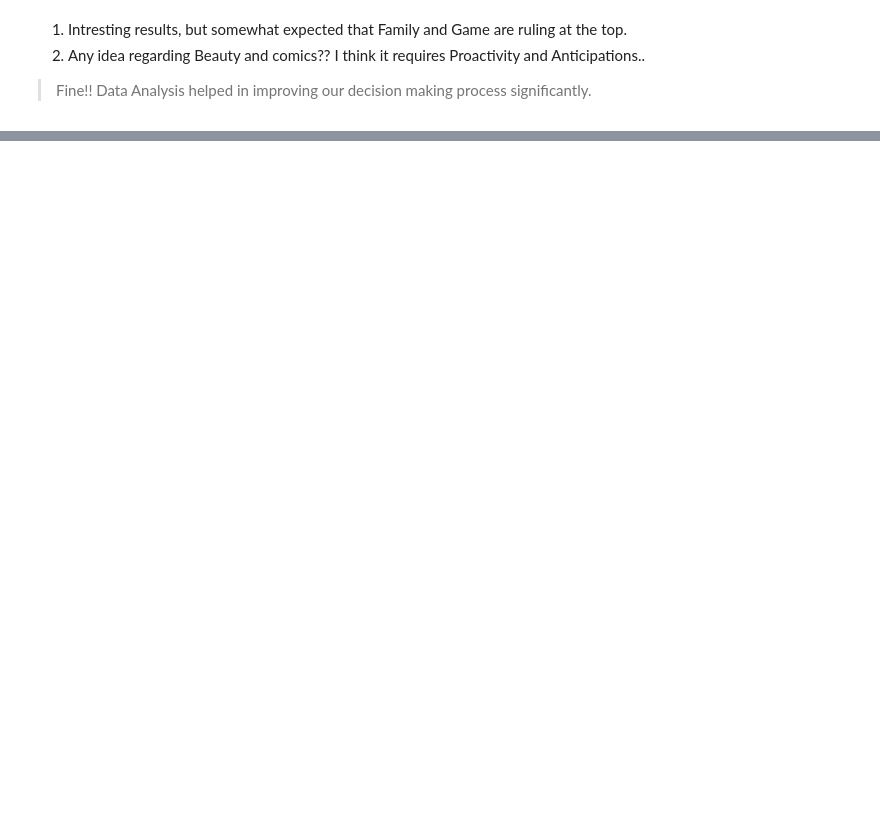
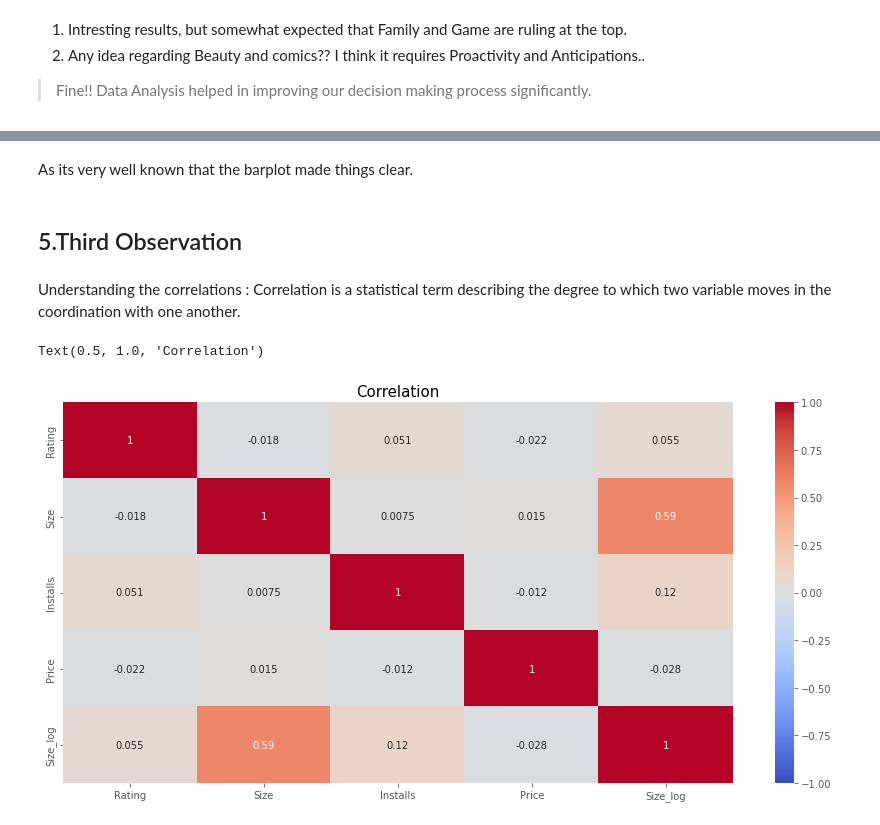
Before and after one commit to DipanshuKumar449/EDA-PlayStore-App-Review, a Jupyter notebook: Play_Store_App_Review_Analysis_Capstone_Project.ipynb, the cells around one changed output, grey strips where cells are left out. Drawn from its saved outputs; the diff is of its cells as text; code cells hidden in the pictures; blank space fills up the shorter version.

```diff
--- a/Play_Store_App_Review_Analysis_Capstone_Project.ipynb
+++ b/Play_Store_App_Review_Analysis_Capstone_Project.ipynb
@@ -203,0 +272,20 @@ plt.show()
+# %% [markdown]
+As its very well known that the barplot made things clear.
+# %% [markdown]
+## 5.Third Observation
+# %% [markdown]
+Understanding the correlations : Correlation is a statistical term describing the degree to which two variable moves in the coordination with one another.
+# %%
+# Using heatmap to determine the correlations.
+
+# Using the relevent columns for understanding the correlations.
+
+df_heatmap = df_apps.copy()
+df_heatmap = df_heatmap.iloc[:,:-1]
+
+plt.figure(figsize=(15,7))
+sns.heatmap(df_heatmap.corr(), annot=True, cmap='coolwarm', vmin=-1)
+plt.title('Correlation',fontsize = 15)
+# %% [output]
+Text(0.5, 1.0, 'Correlation')
+[figure, added]
```
Also changed, not shown: parts of 17 cells of this notebook.
